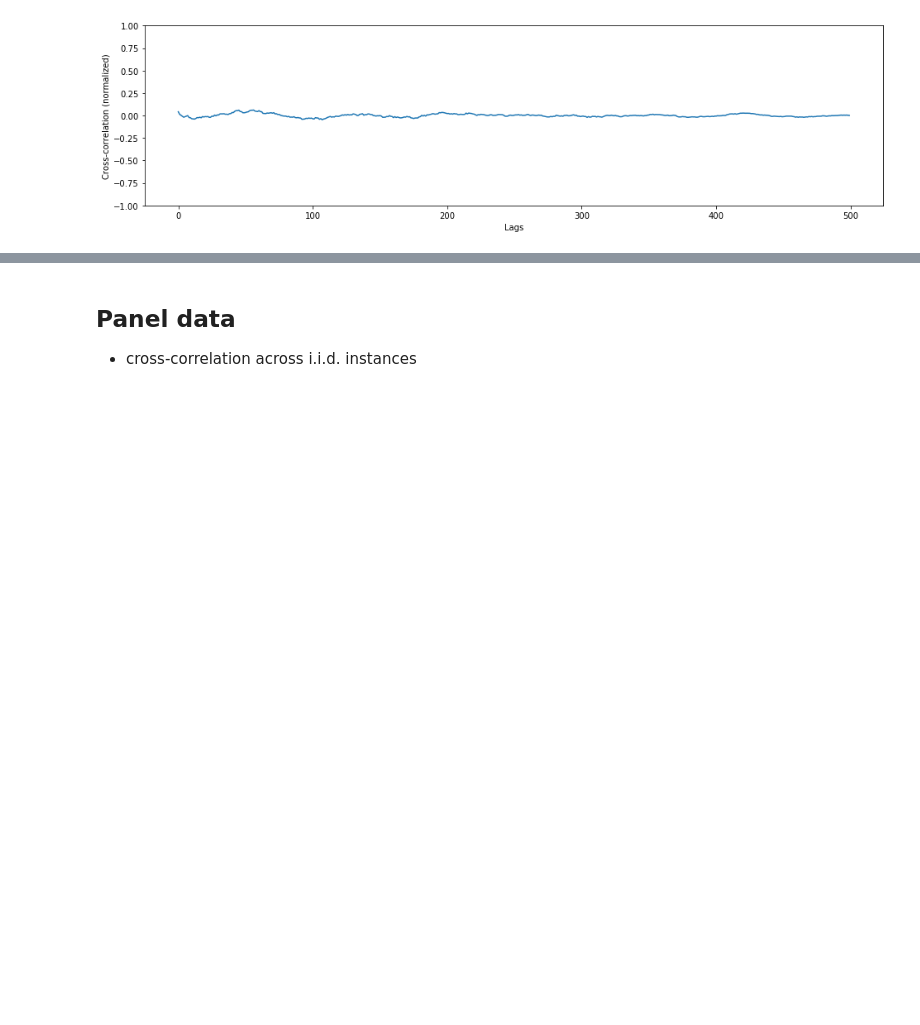
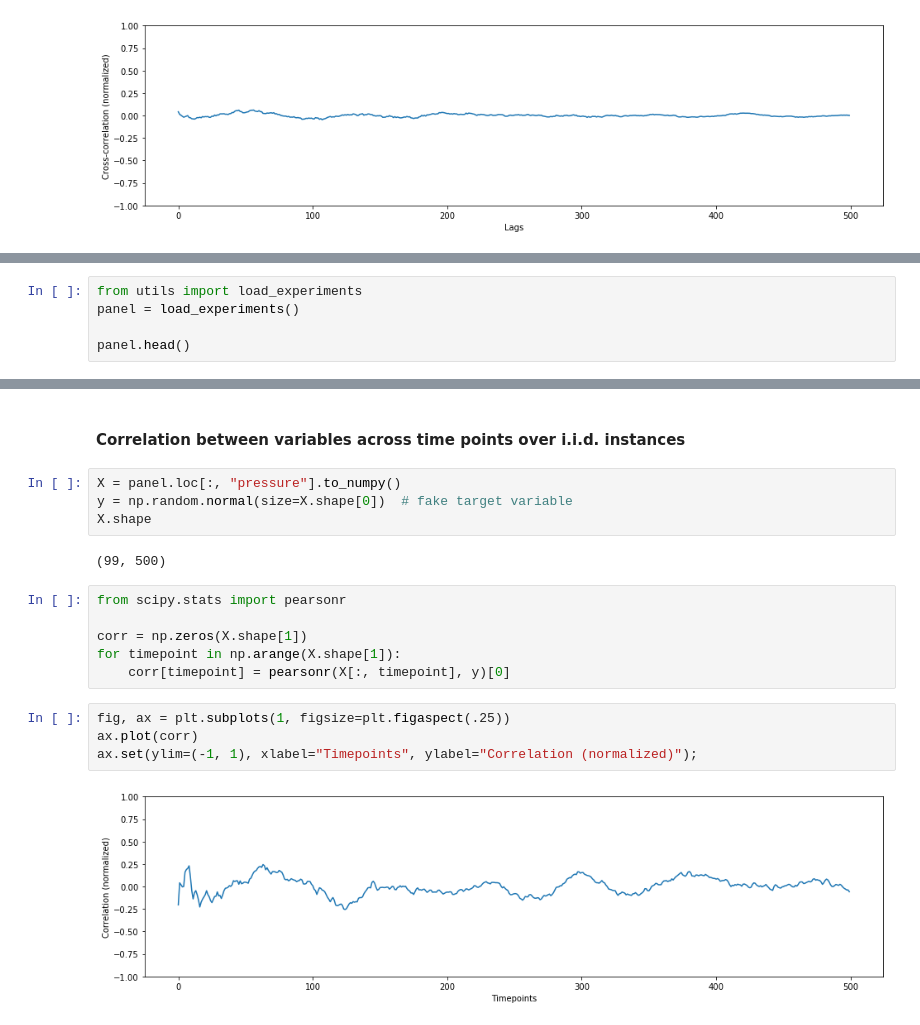
Before and after one commit to mloning/intro-to-ml-with-time-series-DSSGx-2020, a Jupyter notebook: notebooks/02_exploratory_data_analysis.ipynb, the cells around one changed output, grey strips where cells are left out. Drawn from its saved outputs; the diff is of its cells as text; blank space fills up the shorter version.

```diff
--- a/notebooks/02_exploratory_data_analysis.ipynb
+++ b/notebooks/02_exploratory_data_analysis.ipynb
@@ -278,0 +309,5 @@ np.testing.assert_array_almost_equal(r, r_statsmodels)
+# %%
+from utils import load_experiments
+panel = load_experiments()
+
+panel.head()
@@ -279,4 +366,20 @@ np.testing.assert_array_almost_equal(r, r_statsmodels)
 # %% [markdown]
-## Panel data
-
-* cross-correlation across i.i.d. instances
+#### Correlation between variables across time points over i.i.d. instances
+# %%
+X = panel.loc[:, "pressure"].to_numpy()
+y = np.random.normal(size=X.shape[0])  # fake target variable
+X.shape
+# %% [output]
+(99, 500)
+# %%
+from scipy.stats import pearsonr
+
+corr = np.zeros(X.shape[1])
+for timepoint in np.arange(X.shape[1]):
+    corr[timepoint] = pearsonr(X[:, timepoint], y)[0]
+# %%
+fig, ax = plt.subplots(1, figsize=plt.figaspect(.25))
+ax.plot(corr)
+ax.set(ylim=(-1, 1), xlabel="Timepoints", ylabel="Correlation (normalized)");
+# %% [output]
+[figure, added]
```
Also changed, not shown: parts of 23 cells of this notebook, 6 other files.
